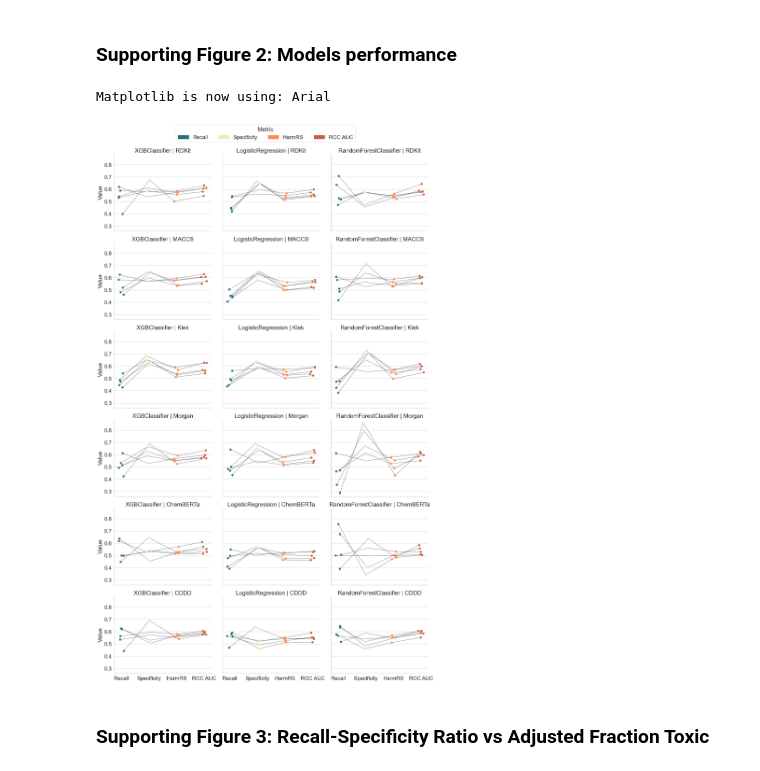
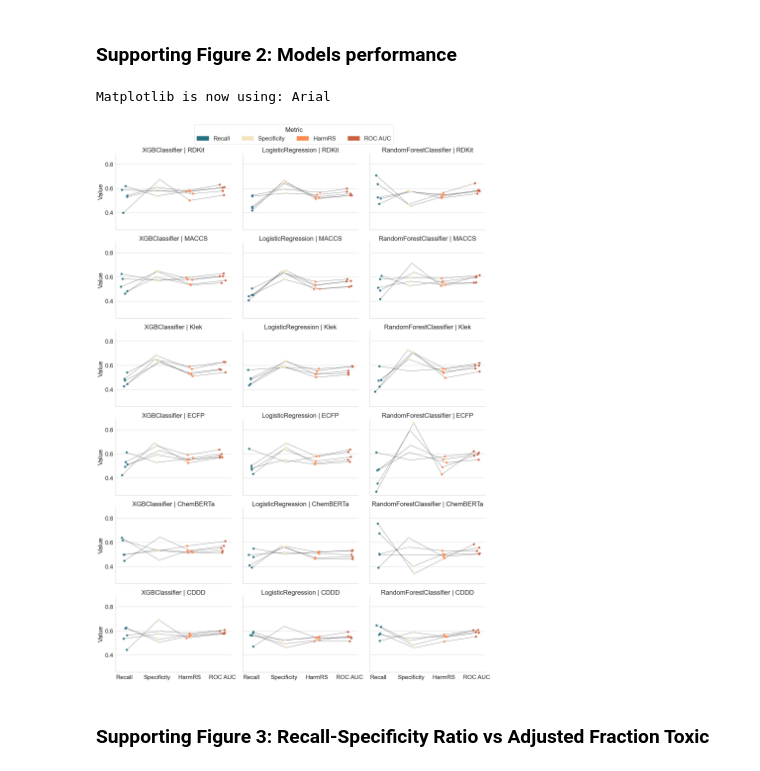
Before and after one commit to M-Iwan/CARBIDE, a Jupyter notebook: notebooks/5_Figures.ipynb, the cells around one changed output. Saved outputs shown, nothing was run; the diff lists cells and outputs as text; code cells hidden in the pictures.

Commit message:
Update figures

```diff
--- a/notebooks/5_Figures.ipynb
+++ b/notebooks/5_Figures.ipynb
@@ -354,10 +358,9 @@ plt.show()
 # %% [markdown]
 ### Main Figure 3: Model results on Primary-PRR-Cred variant
 # %%
-sns.set_context('notebook', font_scale=1.2)
-sns.set_style('whitegrid')
+sns.set_context('notebook', font_scale=1.4)
+sns.set_palette(five_point_palette())
 set_font('arial.ttf')
-sns.set_palette(four_point_palette())
 
 colors = {
     'Recall': '#257180',
@@ -383,11 +386,6 @@ age_df = age_df.dropna(subset='Sub-category')
 wgt_df = df_1[df_1['Stratification'] == 'Weight'].reset_index(drop=True)
 wgt_df['Sub-category'] = wgt_df['Sub-category'].astype(pd.CategoricalDtype(['Low', 'Average', 'High'], ordered=True))
 wgt_df = wgt_df.dropna(subset='Sub-category')
-
-sns.set_context('notebook', font_scale=1.4)
-sns.set_style('whitegrid')
-set_font('arial.ttf')
-sns.set_palette(five_point_palette())
 
 fig, axes = plt.subplots(3, 2, figsize=(16, 16))
 sns.barplot(sex_df, x='Sub-category', y='Value', hue='Metric', ax=axes[0, 0], legend=False)
@@ -417,5 +415,5 @@ legend_labels = ['Recall', 'Specificity', 'HarmRS', 'ROC AUC', 'AFT']
 fig.legend(legend_patches, legend_labels, title='Metric', loc='upper center', ncol=5, bbox_to_anchor=(0.5, 0.975), bbox_transform=fig.transFigure)
 
 plt.subplots_adjust(hspace=0.25, wspace=0.25)
-plt.savefig('../figures/3_Models_Results.png', dpi=300, bbox_inches='tight')
+plt.savefig('../figures/3_Models_Results.eps', dpi=300, bbox_inches='tight')
 # %% [output]
@@ -470,17 +468,23 @@ plt.show()
 # %% [markdown]
 ### Supporting Figure 2: Models performance
 # %%
-sns.set_context('notebook', font_scale=1.8)
+sns.set_context('notebook', font_scale=2)
 sns.set_style('whitegrid')
 set_font('arial.ttf')
 sns.set_palette(four_point_palette())
+colors = four_point_palette()
+
 
 df = pl.from_pandas(read_df('../results/analysis/total.tsv'))
 df = df.filter(pl.col('Series') == 'Unweighted').drop('Series')
+df = df.with_columns(
+    pl.Series('Descriptors', [name if name != 'Morgan' else 'ECFP' for name in df['Descriptors']])
+)
 
 metric_order = ['Recall', 'Specificity', 'HarmRS', 'ROC AUC']
+colors = {metric: col for metric, col in zip(metric_order, colors)}
 
-g = sns.FacetGrid(df, col='Model', row='Descriptors', height=5, aspect=1.2)
+g = sns.FacetGrid(df, col='Model', row='Descriptors', height=5, aspect=1.4)
 
 # plot points connected with lines
 def plot_with_lines(data, x, y, **kwargs):
@@ -512,35 +516,35 @@ def plot_with_lines(data, x, y, **kwargs):
                 x_positions.append(pos[0])
                 y_values.append(pos[1])
 
         ax.plot(x_positions, y_values, color='black', alpha=0.6, lw=1, zorder=1)
 
 g.map_dataframe(plot_with_lines, x='Metric', y='Value')
 
 for ax in g.axes.flatten():
     ax_text = ax.get_title()
     desc, model = ax_text.split(' | ')
     desc = desc.split(' = ')[1].strip()
     model = model.split(' = ')[1].strip()
     ax.set_title(f"{model} | {desc}")
 
 
 legend_patches = [Patch(color=colors[category], label=category) for category in metric_order]
 g.figure.legend(handles=legend_patches, labels=metric_order, title='Metric',
                 loc='upper center', ncol=4, bbox_to_anchor=(0.5, 0.975),
                 bbox_transform=g.figure.transFigure)
 
 for ax in g.axes[-1, :]:
     ax.set_xlabel('')
 
 plt.tight_layout()
 plt.subplots_adjust(top=0.92)
 
-plt.savefig("../figures/S2_Performance.png", dpi=300, bbox_inches='tight')
+plt.savefig("../figures/S2_Performance.png", dpi=240, bbox_inches='tight')
 
 plt.show()
 # %% [output]
 Matplotlib is now using: Arial
-[figure, old version]
+[figure, new version]
 # %% [markdown]
 ### Supporting Figure 3: Recall-Specificity Ratio vs Adjusted Fraction Toxic
 # %%
```
Also changed, not shown: parts of 5 cells of this notebook, 2 other files.
